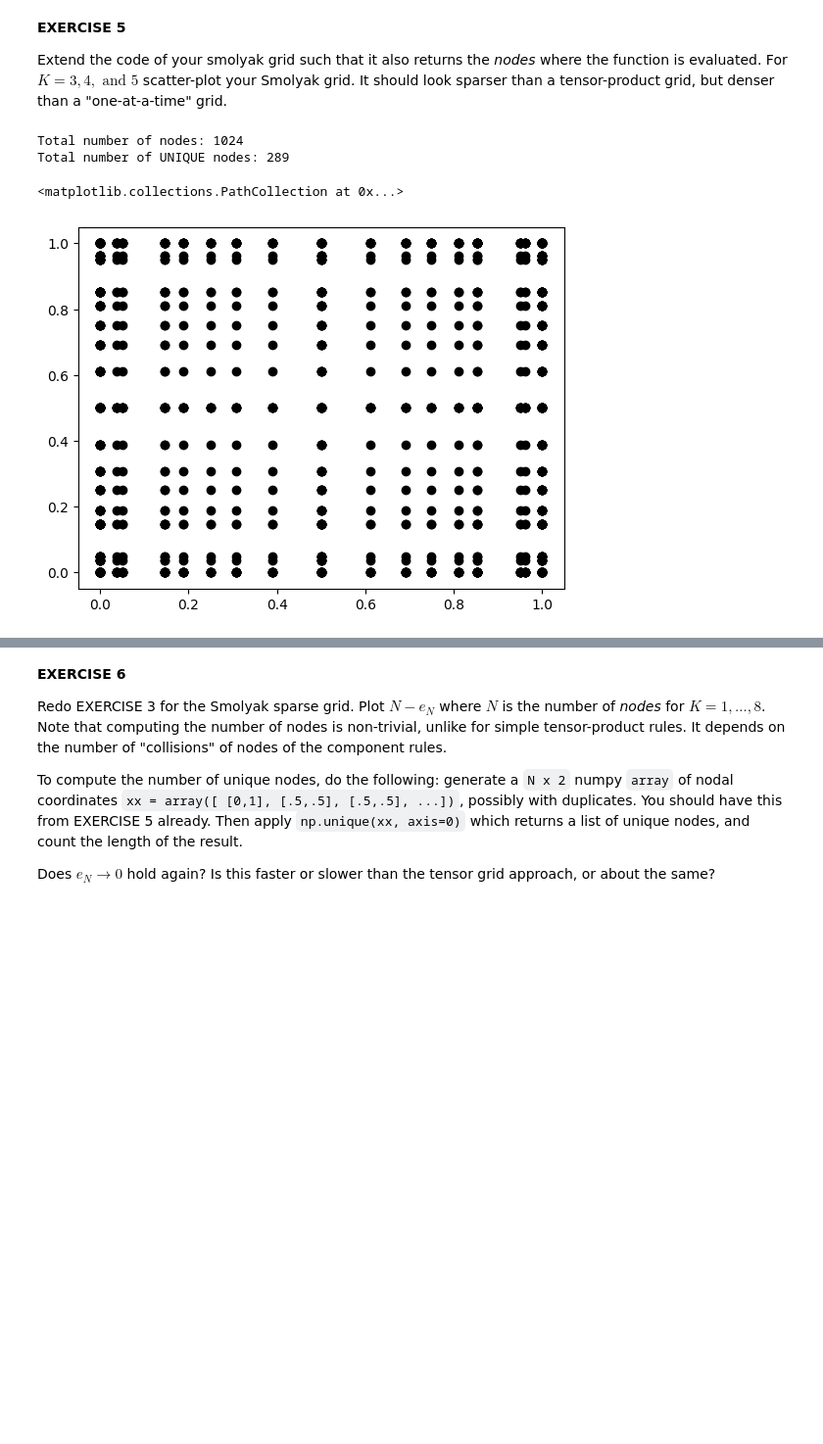
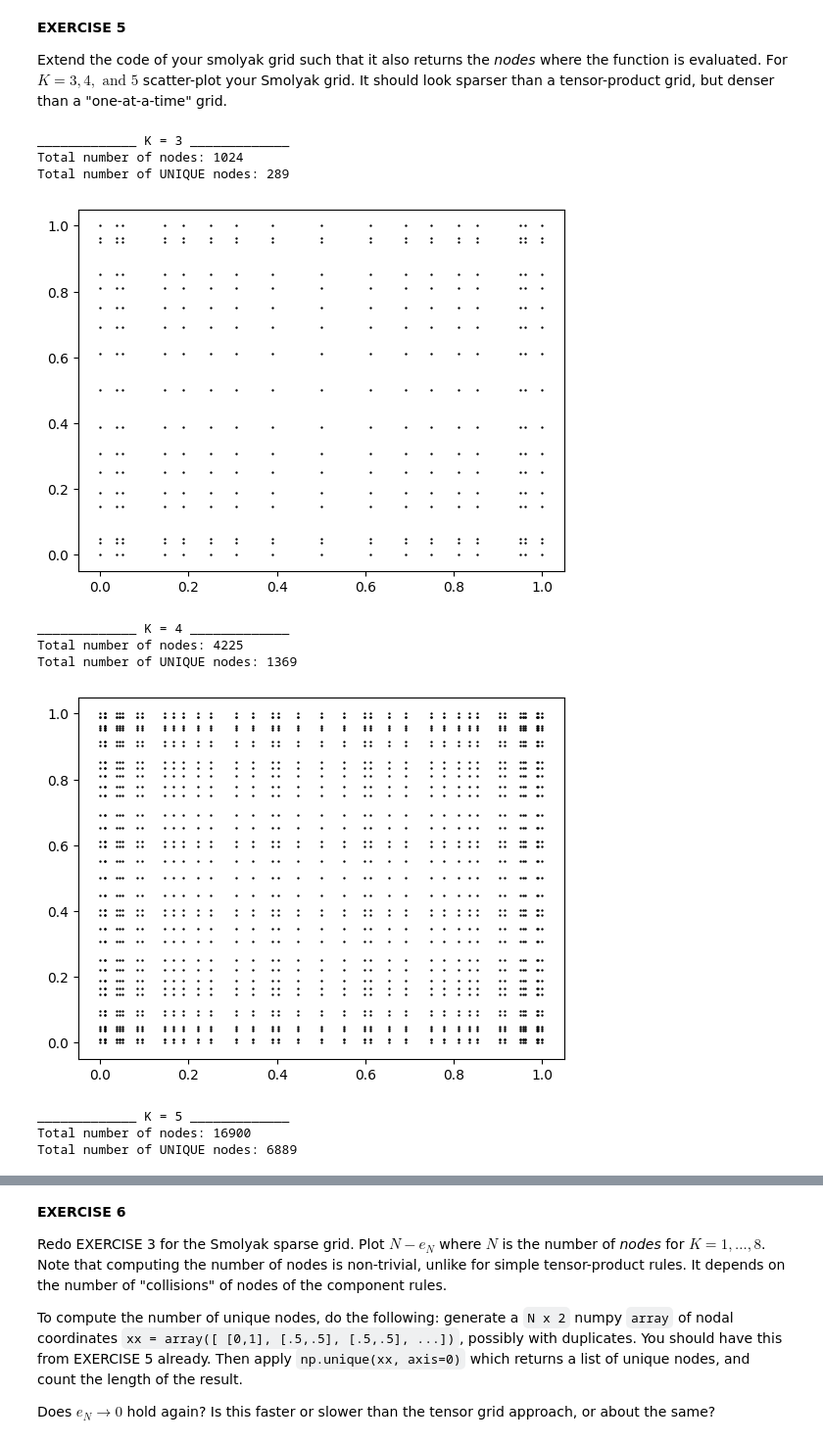
Before and after one commit to msahirs/CFD_IV, a Jupyter notebook: Tutorial1.ipynb, the cells around one changed output, grey strips where cells are left out. Shown: that part at 98% size. Saved outputs shown, nothing was run; the diff lists cells and outputs as text; code cells hidden in the pictures; blank space fills up the shorter version.

```diff
--- a/Tutorial1.ipynb
+++ b/Tutorial1.ipynb
@@ -448,19 +447,49 @@ sum_smol
 **EXERCISE 5**
 
 Extend the code of your smolyak grid such that it also returns the *nodes* where the function is evaluated.  For $K = 3, 4, \text{ and } 5$ scatter-plot your Smolyak grid.  It should look sparser than a tensor-product grid, but denser than a "one-at-a-time" grid.
-# %%
-# plt.figure()
-# grid_smol
-# plt.matshow(grid_smol)
-# plt.colorbar()
-print("Total number of nodes:",nodes_evaluated.shape[0])
-print("Total number of UNIQUE nodes:",np.unique(nodes_evaluated, axis=0).shape[0])
-
-
-plt.figure()
-plt.scatter(nodes_evaluated[:,0],nodes_evaluated[:,1], marker='o', c = 'k')
-# %% [output]
-Total number of nodes: 1024
-Total number of UNIQUE nodes: 289
-<matplotlib.collections.PathCollection at 0x...>
-[figure, removed]
+# %%
+# plt.figure()
+# grid_smol
+# plt.matshow(grid_smol)
+# plt.colorbar()
+print("_____________ K = 3 _____________")
+sum_smol, grid_smol, nodes_evaluated = quad_smolyak(lambda x,y: 1, 3)
+print("Total number of nodes:",nodes_evaluated.shape[0])
+unique_nodes = np.unique(nodes_evaluated, axis=0)
+print("Total number of UNIQUE nodes:",unique_nodes.shape[0])
+
+plt.figure()
+plt.scatter(unique_nodes[:,0],unique_nodes[:,1], marker='o', c = 'k',s = 0.5)
+plt.show()
+
+print("_____________ K = 4 _____________")
+sum_smol, grid_smol, nodes_evaluated = quad_smolyak(lambda x,y: 1, 4)
+print("Total number of nodes:",nodes_evaluated.shape[0])
+unique_nodes = np.unique(nodes_evaluated, axis=0)
+print("Total number of UNIQUE nodes:",unique_nodes.shape[0])
+
+plt.figure()
+plt.scatter(unique_nodes[:,0],unique_nodes[:,1], marker='o', c = 'k',s = 0.5)
+plt.show()
+
+print("_____________ K = 5 _____________")
+sum_smol, grid_smol, nodes_evaluated = quad_smolyak(lambda x,y: 1, 5)
+print("Total number of nodes:",nodes_evaluated.shape[0])
+unique_nodes = np.unique(nodes_evaluated, axis=0)
+print("Total number of UNIQUE nodes:",unique_nodes.shape[0])
+
+plt.figure()
+plt.scatter(unique_nodes[:,0],unique_nodes[:,1], marker='o', c = 'k',s = 0.5)
+plt.show()
+# %% [output]
+_____________ K = 3 _____________
+Total number of nodes: 1024
+Total number of UNIQUE nodes: 289
+[figure, added]
+_____________ K = 4 _____________
+Total number of nodes: 4225
+Total number of UNIQUE nodes: 1369
+[figure, added]
+_____________ K = 5 _____________
+Total number of nodes: 16900
+Total number of UNIQUE nodes: 6889
```
Also changed, not shown: parts of 7 cells of this notebook.
